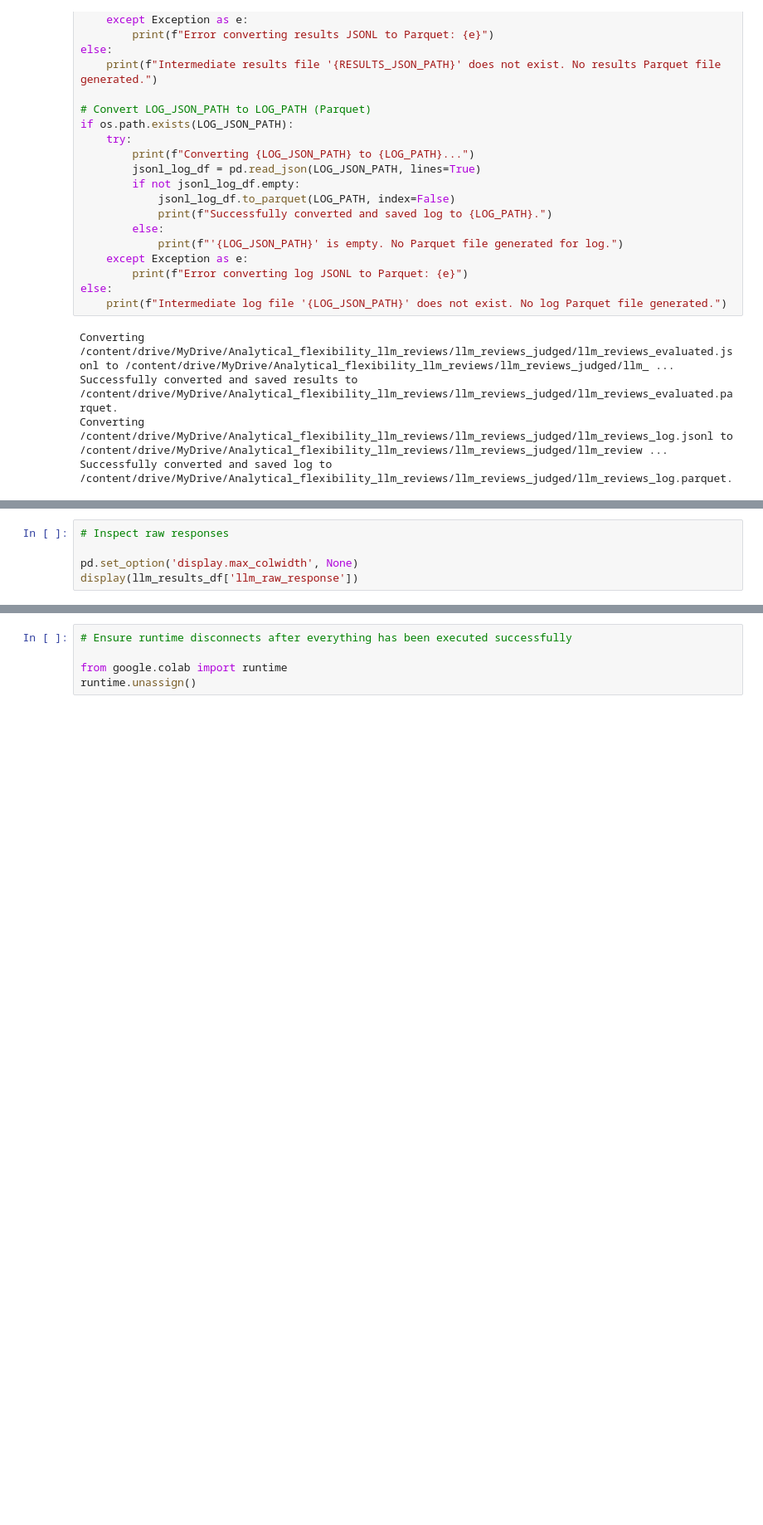
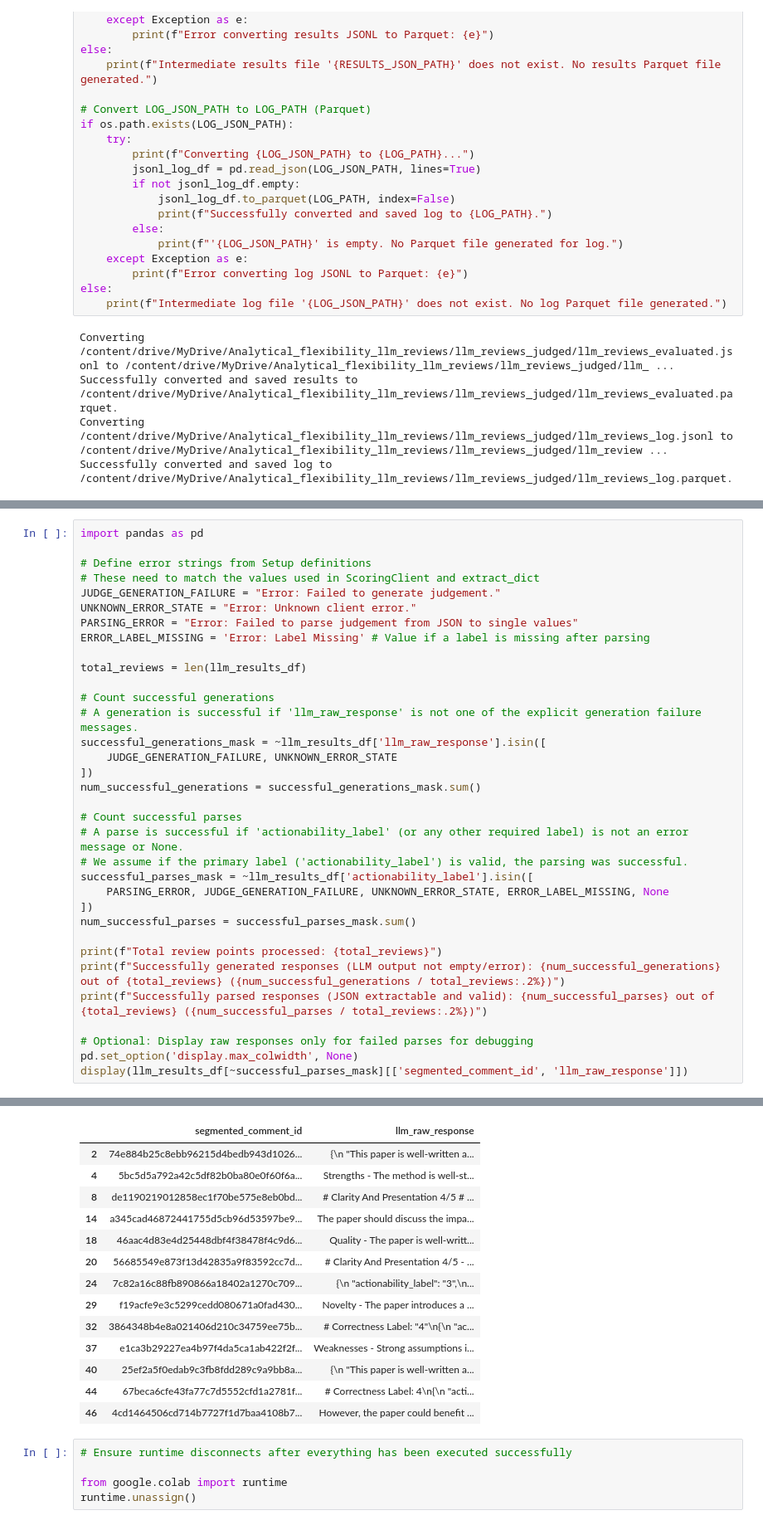
Before and after one commit to hiiamlars/analytical_flexibility_llm_reviews, a Jupyter notebook: data_generation/llm_review_judgments.ipynb, the cells around one changed output, grey strips where cells are left out. Shown at 83% size. Drawn from its saved outputs; the diff is of its cells as text; blank space fills up the shorter version.

```diff
--- a/data_generation/llm_review_judgments.ipynb
+++ b/data_generation/llm_review_judgments.ipynb
@@ -983,5 +1132,35 @@ else:
-# %%
-# Inspect raw responses
-
-pd.set_option('display.max_colwidth', None)
-display(llm_results_df['llm_raw_response'])
+# %%
+import pandas as pd
+
+# Define error strings from Setup definitions
+# These need to match the values used in ScoringClient and extract_dict
+JUDGE_GENERATION_FAILURE = "Error: Failed to generate judgement."
+UNKNOWN_ERROR_STATE = "Error: Unknown client error."
+PARSING_ERROR = "Error: Failed to parse judgement from JSON to single values"
+ERROR_LABEL_MISSING = 'Error: Label Missing' # Value if a label is missing after parsing
+
+total_reviews = len(llm_results_df)
+
+# Count successful generations
+# A generation is successful if 'llm_raw_response' is not one of the explicit generation failure messages.
+successful_generations_mask = ~llm_results_df['llm_raw_response'].isin([
+    JUDGE_GENERATION_FAILURE, UNKNOWN_ERROR_STATE
+])
+num_successful_generations = successful_generations_mask.sum()
+
+# Count successful parses
+# A parse is successful if 'actionability_label' (or any other required label) is not an error message or None.
+# We assume if the primary label ('actionability_label') is valid, the parsing was successful.
+successful_parses_mask = ~llm_results_df['actionability_label'].isin([
+    PARSING_ERROR, JUDGE_GENERATION_FAILURE, UNKNOWN_ERROR_STATE, ERROR_LABEL_MISSING, None
+])
+num_successful_parses = successful_parses_mask.sum()
+
+print(f"Total review points processed: {total_reviews}")
+print(f"Successfully generated responses (LLM output not empty/error): {num_successful_generations} out of {total_reviews} ({num_successful_generations / total_reviews:.2%})")
+print(f"Successfully parsed responses (JSON extractable and valid): {num_successful_parses} out of {total_reviews} ({num_successful_parses / total_reviews:.2%})")
+
+# Optional: Display raw responses only for failed parses for debugging
+pd.set_option('display.max_colwidth', None)
+display(llm_results_df[~successful_parses_mask][['segmented_comment_id', 'llm_raw_response']])
+# %% [output]
@@ -988,3 +1170,17 @@ display(llm_results_df['llm_raw_response'])
+|  | segmented_comment_id | llm_raw_response |
+| 2 | 74e884b25c8ebb96215d4bedb943d1026... | {\n "This paper is well-written a... |
+| 4 | 5bc5d5a792a42c5df82b0ba80e0f60f6a... | Strengths - The method is well-st... |
+| 8 | de1190219012858ec1f70be575e8eb0bd... | # Clarity And Presentation 4/5 # ... |
+| 14 | a345cad46872441755d5cb96d53597be9... | The paper should discuss the impa... |
+| 18 | 46aac4d83e4d25448dbf4f38478f4c9d6... | Quality - The paper is well-writt... |
+| 20 | 56685549e873f13d42835a9f83592cc7d... | # Clarity And Presentation 4/5 - ... |
+| 24 | 7c82a16c88fb890866a18402a1270c709... | {\n "actionability_label": "3",\n... |
+| 29 | f19acfe9e3c5299cedd080671a0fad430... | Novelty - The paper introduces a ... |
+| 32 | 3864348b4e8a021406d210c34759ee75b... | # Correctness Label: "4"\n{\n "ac... |
+| 37 | e1ca3b29227ea4b97f4da5ca1ab422f2f... | Weaknesses - Strong assumptions i... |
+| 40 | 25ef2a5f0edab9c3fb8fdd289c9a9bb8a... | {\n "This paper is well-written a... |
+| 44 | 67beca6cfe43fa77c7d5552cfd1a2781f... | # Correctness Label: 4\n{\n "acti... |
+| 46 | 4cd1464506cd714b7727f1d7baa4108b7... | However, the paper could benefit ... |
 # %%
 # Ensure runtime disconnects after everything has been executed successfully
 
```
Also changed, not shown: parts of 7 cells of this notebook.
